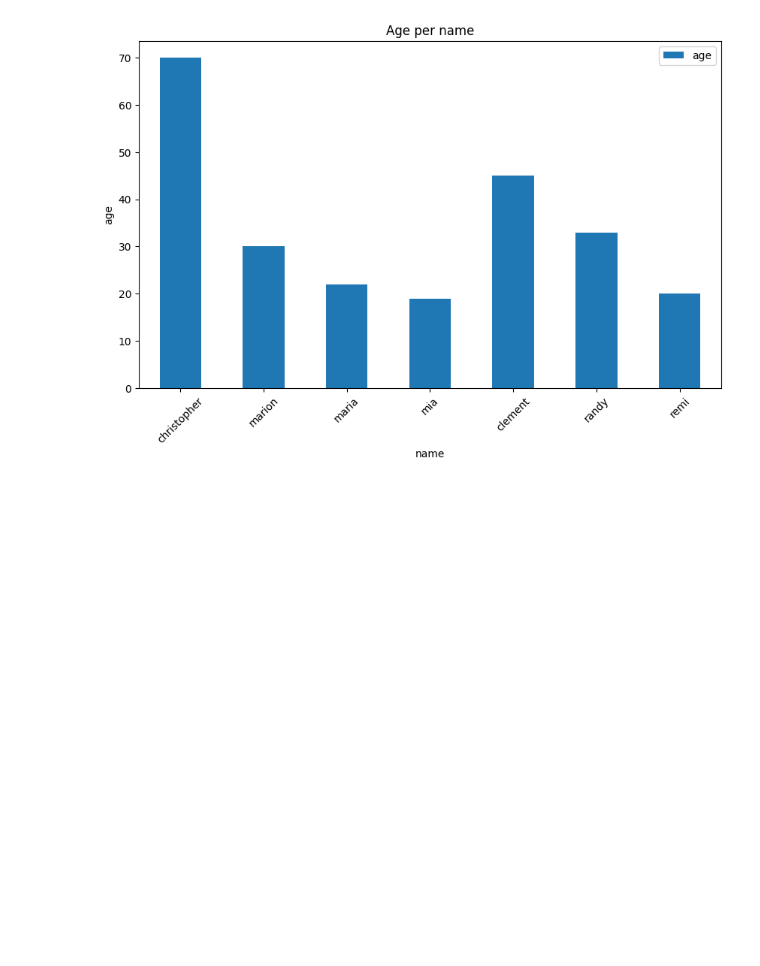
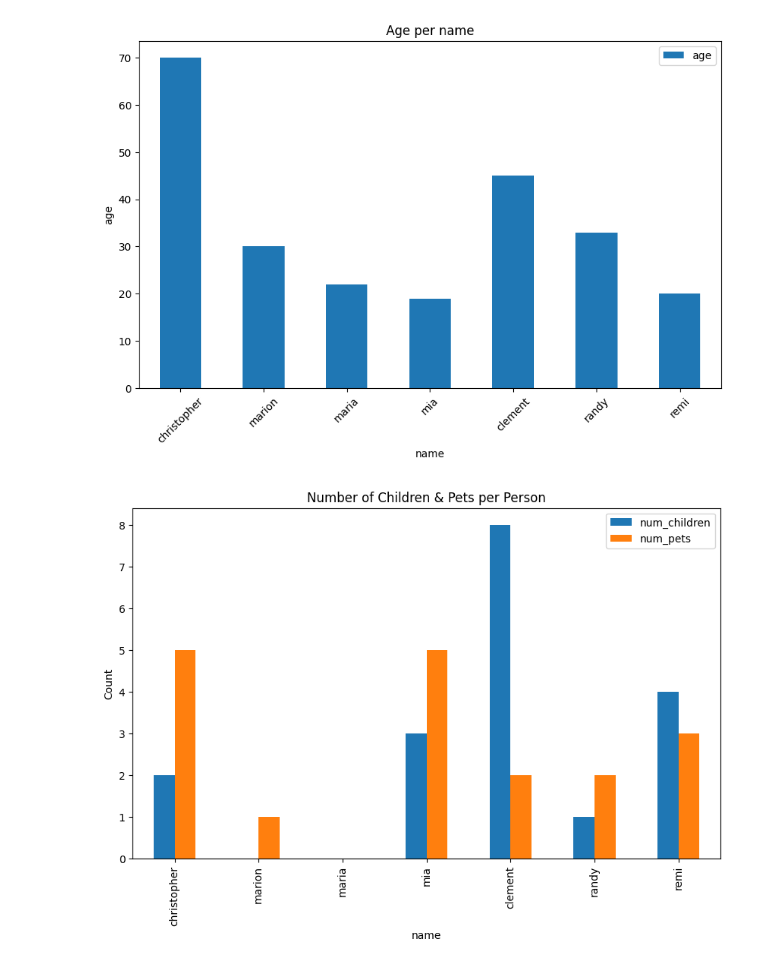
Before and after one commit to stkisengese/visualizations, a Jupyter notebook: ex01_pandas_plot-bar_plot.ipynb, the cells around one changed output. Cells and saved outputs as stored; diff of their text form; code cells hidden in the pictures; blank space fills up the shorter version.

Commit message:
feat: add more bar plot views

```diff
--- a/ex01_pandas_plot-bar_plot.ipynb
+++ b/ex01_pandas_plot-bar_plot.ipynb
@@ -28,3 +28,13 @@ plt.tight_layout()
 plt.show()
 # %% [output]
 [figure]
+# %%
+# Number of children and pets per person
+df.plot(x="name", y=["num_children","num_pets"], kind="bar",
+        figsize=(10, 6),
+        title="Number of Children & Pets per Person")
+plt.ylabel("Count")
+plt.legend()
+plt.show()
+# %% [output]
+[figure, added]
```
Also changed, not shown: parts of 3 cells of this notebook.
